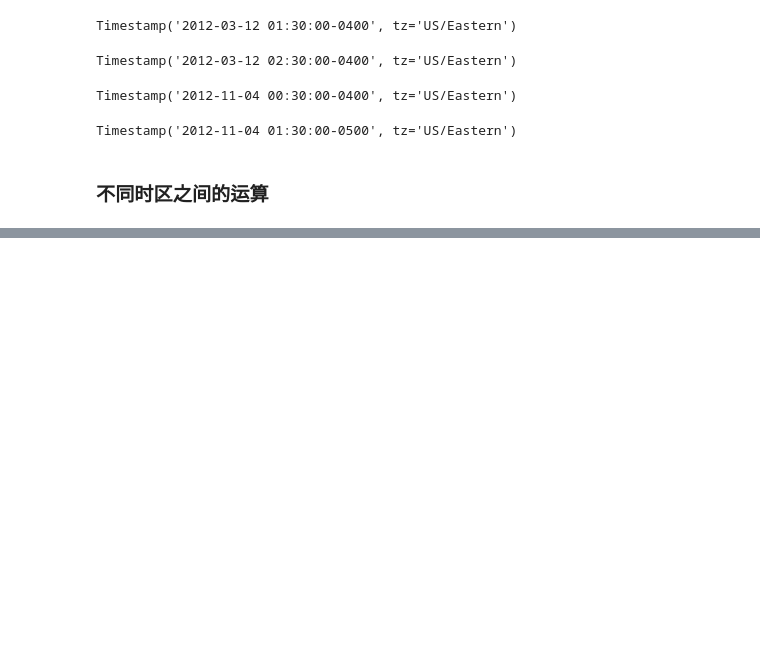
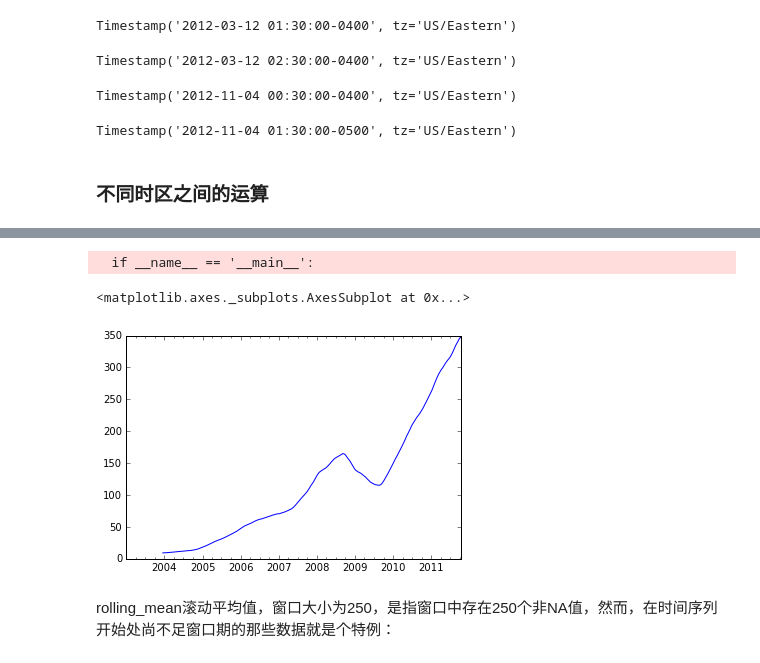
Before and after one commit to 26huitailang/python-of-data-analysis, a Jupyter notebook: ch10_notebook.ipynb, the cells around one changed output, grey strips where cells are left out. Cells and saved outputs as stored; diff of their text form; code cells hidden in the pictures; blank space fills up the shorter version.

```diff
--- a/ch10_notebook.ipynb
+++ b/ch10_notebook.ipynb
@@ -869,0 +1447,8 @@ Timestamp('2012-11-04 01:30:00-0500', tz='US/Eastern')
+# %%
+pd.rolling_mean(close_px.AAPL, 250).plot()
+# %% [output]
+  if __name__ == '__main__':
+<matplotlib.axes._subplots.AxesSubplot at 0x...>
+[figure, added]
+# %% [markdown]
+rolling_mean滚动平均值，窗口大小为250，是指窗口中存在250个非NA值，然而，在时间序列开始处尚不足窗口期的那些数据就是个特例：
```
Also changed, not shown: parts of 102 cells of this notebook.
